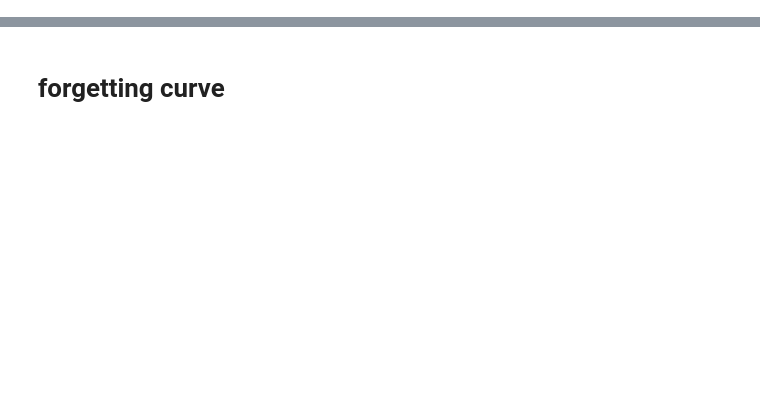
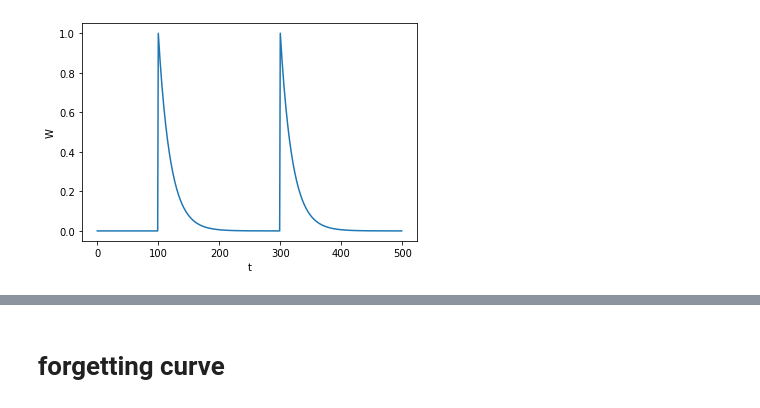
Before and after one commit to Baskin-LIU/bindsnet, a Jupyter notebook: DASTDP/Single node.ipynb, the cells around one changed output, grey strips where cells are left out. Cells and saved outputs as stored; diff of their text form; code cells hidden in the pictures; blank space fills up the shorter version.

```diff
--- a/DASTDP/Single node.ipynb
+++ b/DASTDP/Single node.ipynb
@@ -5,0 +29,25 @@ ckp = torch.load('./ckp/6000.ckp')
+# %%
+for i in range(499):
+
+    i+=1
+    da[i] = da[i-1]*da_decay
+    if i==320:
+        da[i]=1
+
+    trace_pre[i] = trace_pre[i-1]*trace_decay + Spre[i]
+    trace_post[i] = trace_post[i-1]*trace_decay + Spost[i]
+    if Spre[i]:
+        delta[i] -= trace_post[i]
+    if Spost[i]:
+        delta[i] += trace_pre[i]
+
+
+    w_stdp[i] = w_stdp[i-1]+ 0.3*delta[i]
+    elig[i]=elig[i-1]*elig_decay + delta[i]
+
+    ws[i]=ws[i-1]*weight_decay_s + delta[i]
+    transfer = ws[i] * da[i] * 1e-1
+    wl[i]=wl[i-1]*weight_decay_l + transfer
+    ws[i]-= transfer
+
+    w_mstdp[i] = w_mstdp[i-1] + (da[i]==1)*elig[i]*0.7
@@ -5,0 +151,8 @@ ckp = torch.load('./ckp/6000.ckp')
+# %%
+plt.plot(range(500), trace_pre, label = "W")
+plt.xlabel('t')
+plt.ylabel('W')
+#plt.savefig('taskb1.png')
+plt.show()
+# %% [output]
+[figure, added]
```
Also changed, not shown: parts of 77 cells of this notebook.
